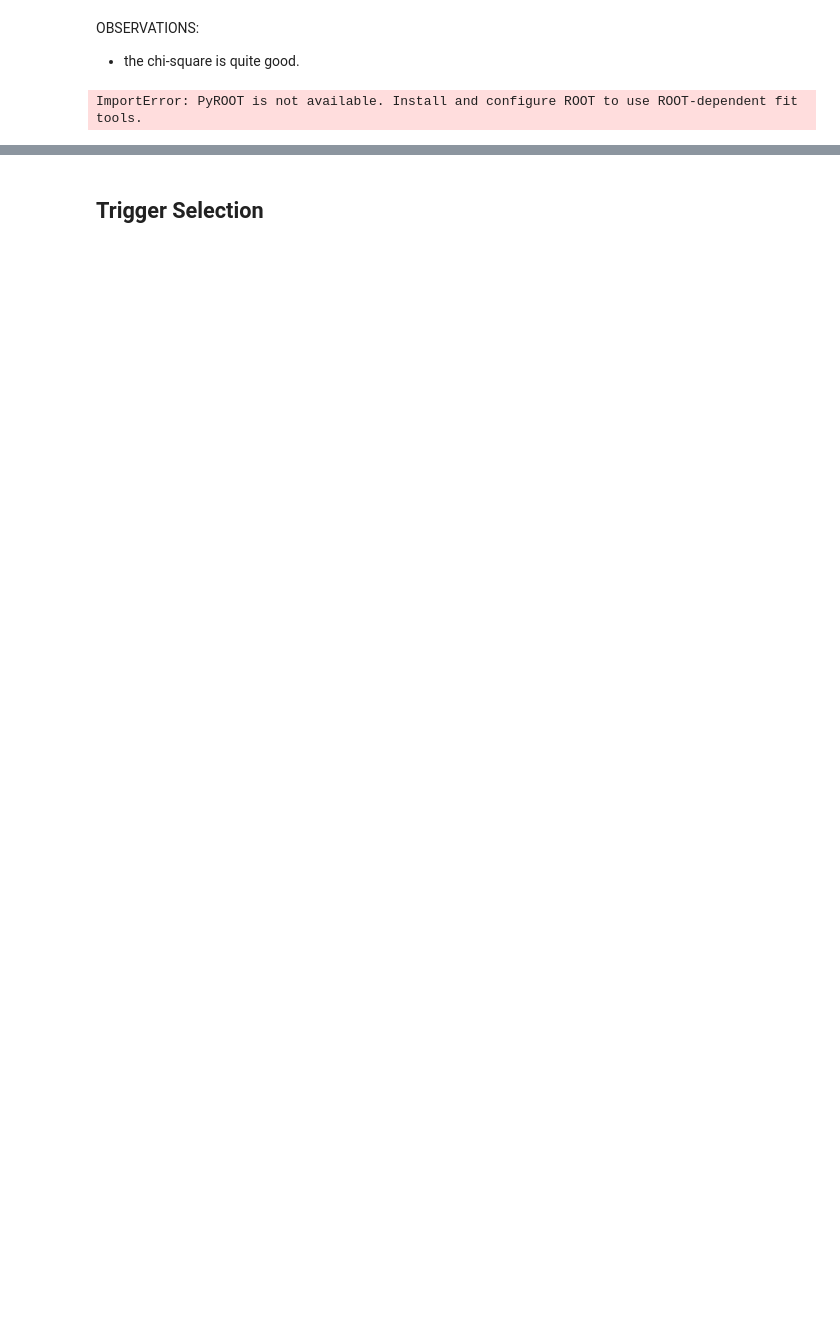
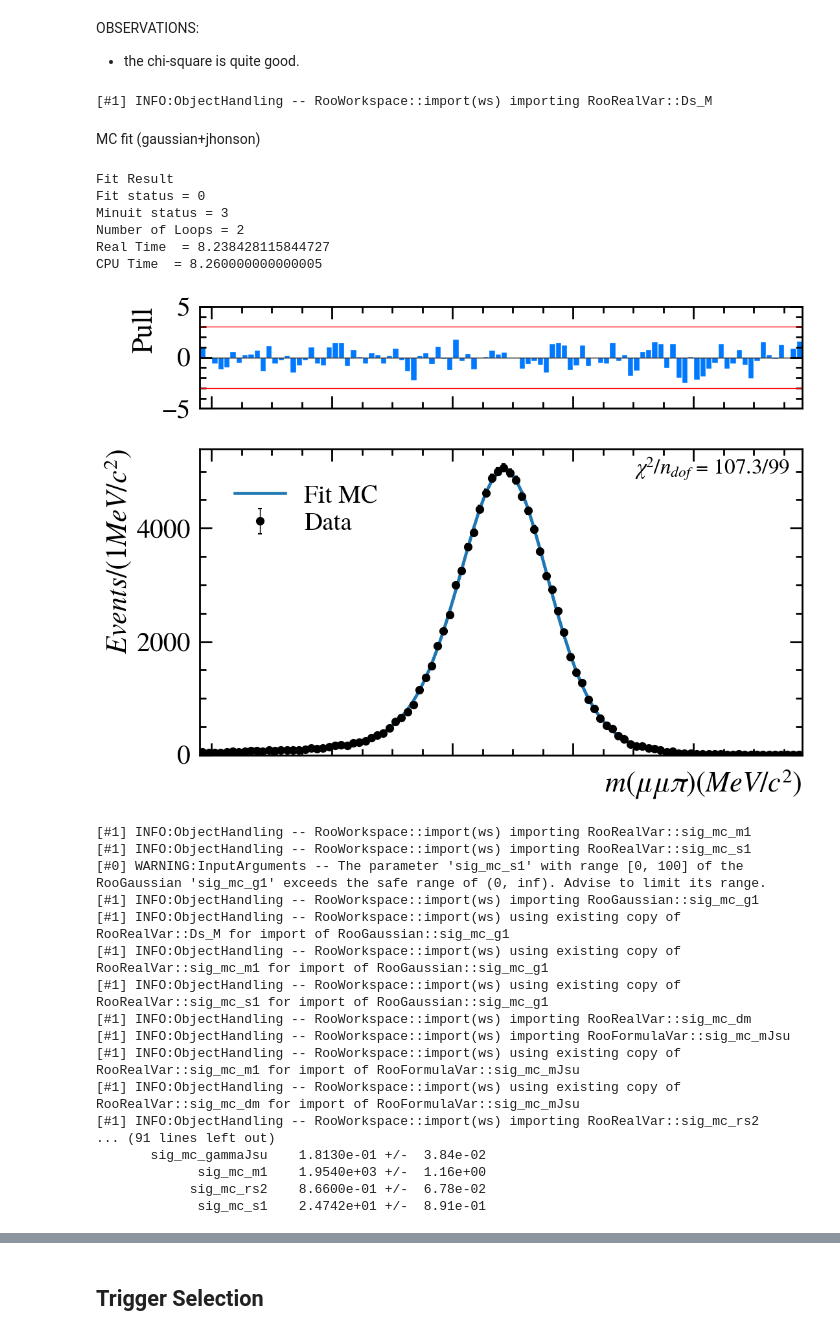
Before and after one commit to lhcb-bicocca/tesi_impicciche, a Jupyter notebook: notebooks/skimming.ipynb, the cells around one changed output, grey strips where cells are left out. Cells and saved outputs as stored; diff of their text form; code cells hidden in the pictures; blank space fills up the shorter version.

Commit message:
Fit with analysis_helpers

```diff
--- a/notebooks/skimming.ipynb
+++ b/notebooks/skimming.ipynb
@@ -421,5 +420,61 @@ fm = FitModels()
-# %%
-ws = fm.simple_workspace('X',-10,10,'Observable','a.u.')
-ws.Print('V')
-# %% [output]
-ImportError: PyROOT is not available. Install and configure ROOT to use ROOT-dependent fit tools.
+# %%
+import numpy as np
+from analysis_helpers.fit import FitModels, FitUtils, add_to_workspace
+from analysis_helpers.root_helpers import import_root_with_proxy
+
+r, _HAS_ROOT = import_root_with_proxy()
+
+fm = FitModels()
+fu = FitUtils()
+
+m_min, m_max = 1918, 2018
+
+ws = fm.simple_workspace('Ds_M', m_min, m_max, 'm(#mu#mu#pi)', 'MeV/c^{2}')
+Ds_M = ws.var('Ds_M')
+data_mc = fu.DatasetFromNumpy(m_mc, Ds_M)
+data_real = fu.DatasetFromNumpy(m_data, Ds_M)
+# %% [output]
+[#1] INFO:ObjectHandling -- RooWorkspace::import(ws) importing RooRealVar::Ds_M
+# %% [markdown]
+MC fit (gaussian+jhonson)
+# %%
+sig_mc = fm.JohnsonPlusGaussian(ws, 'sig_mc', 'Ds_M')
+
+res_mc = fu.fit_to_data(sig_mc, data_mc)
+res_mc.Print()
+
+mc_params = sig_mc.getParameters(r.RooArgSet(Ds_M))
+for var in mc_params:
+    var.setConstant(True)
+
+#plot
+frame_mc = Ds_M.frame(r.RooFit.Title("Fit MC"))
+data_mc.plotOn(frame_mc)
+sig_mc.plotOn(frame_mc)
+sig_mc.plotOn(frame_mc) # Ripetuto per i residui
+fig_mc, ax_mc = fu.plot_fit_and_residuals_mpl(frame_mc, labels=['Data', 'Fit MC'])
+# %% [output]
+Fit Result
+Fit status = 0
+Minuit status = 3
+Number of Loops = 2
+Real Time  = 8.238428115844727
+CPU Time  = 8.260000000000005
+[figure, added]
+[#1] INFO:ObjectHandling -- RooWorkspace::import(ws) importing RooRealVar::sig_mc_m1
+[#1] INFO:ObjectHandling -- RooWorkspace::import(ws) importing RooRealVar::sig_mc_s1
+[#0] WARNING:InputArguments -- The parameter 'sig_mc_s1' with range [0, 100] of the RooGaussian 'sig_mc_g1' exceeds the safe range of (0, inf). Advise to limit its range.
+[#1] INFO:ObjectHandling -- RooWorkspace::import(ws) importing RooGaussian::sig_mc_g1
+[#1] INFO:ObjectHandling -- RooWorkspace::import(ws) using existing copy of RooRealVar::Ds_M for import of RooGaussian::sig_mc_g1
+[#1] INFO:ObjectHandling -- RooWorkspace::import(ws) using existing copy of RooRealVar::sig_mc_m1 for import of RooGaussian::sig_mc_g1
+[#1] INFO:ObjectHandling -- RooWorkspace::import(ws) using existing copy of RooRealVar::sig_mc_s1 for import of RooGaussian::sig_mc_g1
+[#1] INFO:ObjectHandling -- RooWorkspace::import(ws) importing RooRealVar::sig_mc_dm
+[#1] INFO:ObjectHandling -- RooWorkspace::import(ws) importing RooFormulaVar::sig_mc_mJsu
+[#1] INFO:ObjectHandling -- RooWorkspace::import(ws) using existing copy of RooRealVar::sig_mc_m1 for import of RooFormulaVar::sig_mc_mJsu
+[#1] INFO:ObjectHandling -- RooWorkspace::import(ws) using existing copy of RooRealVar::sig_mc_dm for import of RooFormulaVar::sig_mc_mJsu
+[#1] INFO:ObjectHandling -- RooWorkspace::import(ws) importing RooRealVar::sig_mc_rs2
+... (91 lines left out)
+       sig_mc_gammaJsu    1.8130e-01 +/-  3.84e-02
+             sig_mc_m1    1.9540e+03 +/-  1.16e+00
+            sig_mc_rs2    8.6600e-01 +/-  6.78e-02
+             sig_mc_s1    2.4742e+01 +/-  8.91e-01
```
Also changed, not shown: parts of 14 cells of this notebook.
